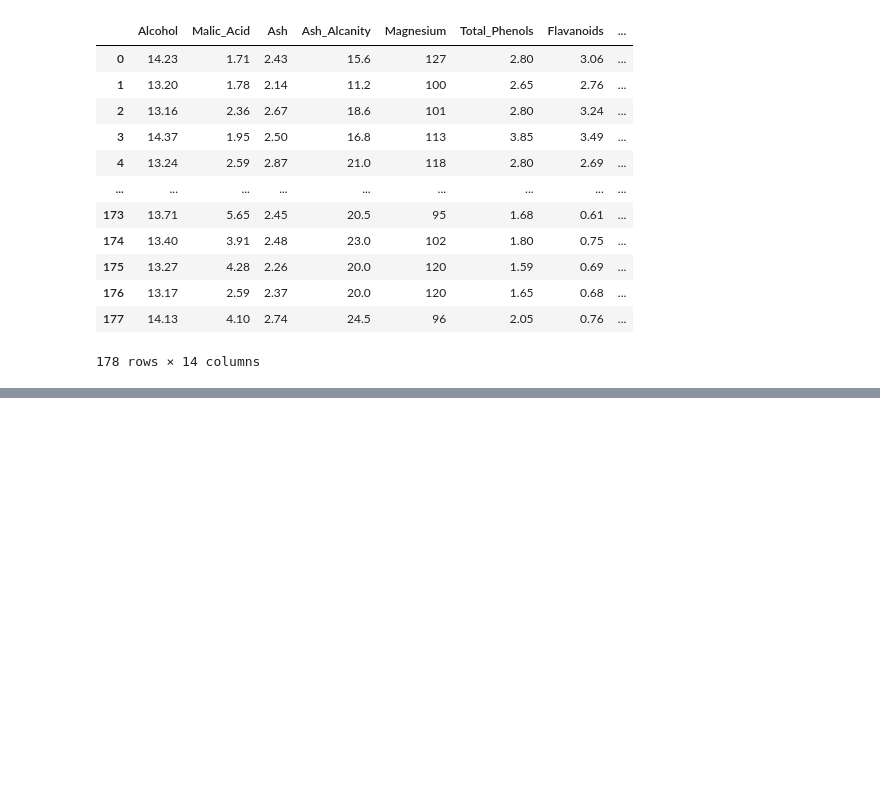
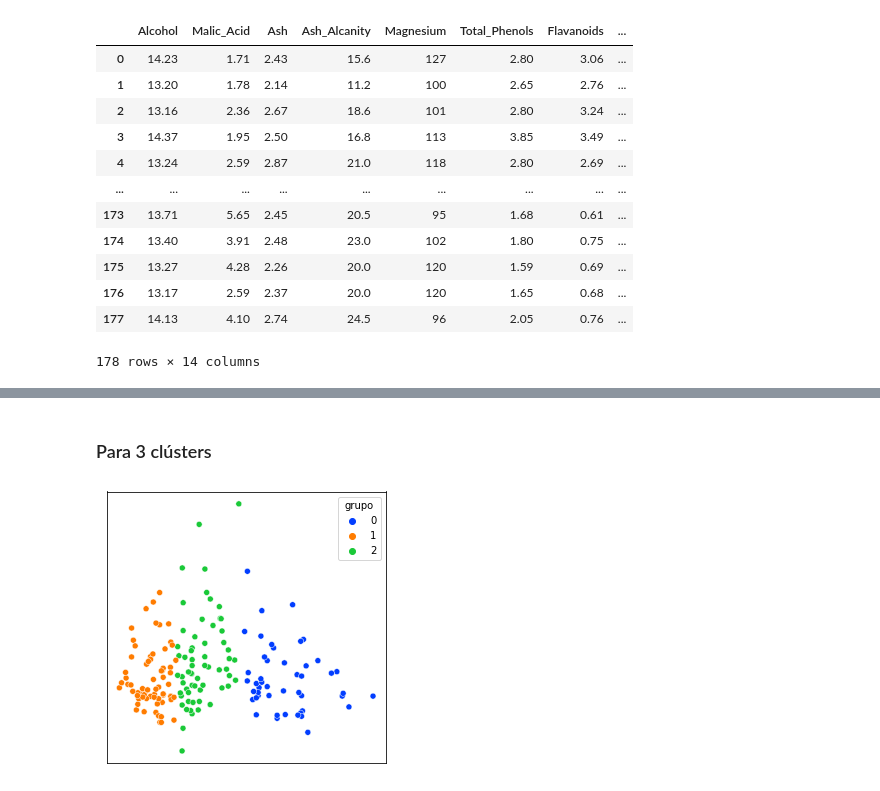
Before and after one commit to GermanMT/FeatureLearning-ML, a Jupyter notebook: unsupervised.ipynb, the cells around one changed output, grey strips where cells are left out. Saved outputs shown, nothing was run; the diff lists cells and outputs as text; code cells hidden in the pictures; blank space fills up the shorter version.

```diff
--- a/unsupervised.ipynb
+++ b/unsupervised.ipynb
@@ -21,0 +119,8 @@ DATOS
+# %% [markdown]
+### Para 3 clústers
+# %%
+kmeans = KMeans(n_clusters = 3)
+kmeans.fit(DATOS)
+muestra_agrupacion(DATOS, kmeans.labels_)
+# %% [output]
+[figure, added]
```
Also changed, not shown: parts of 16 cells of this notebook.
